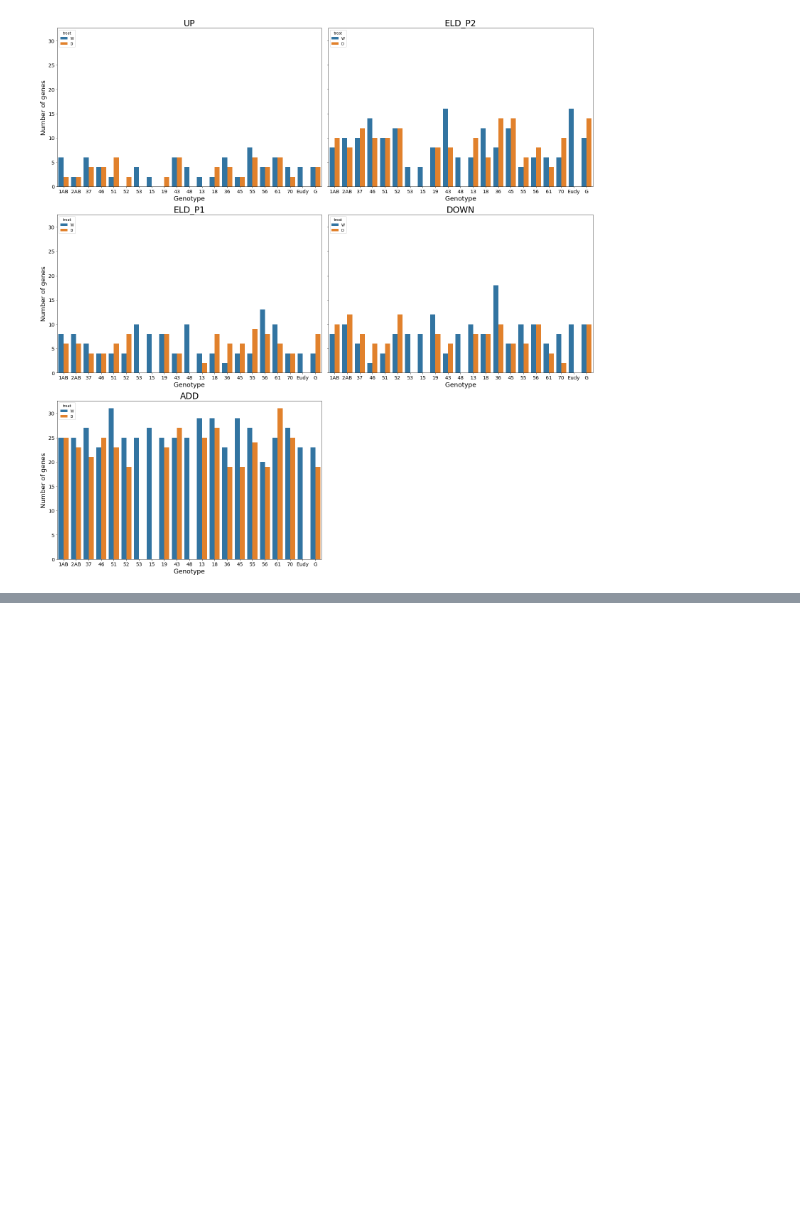
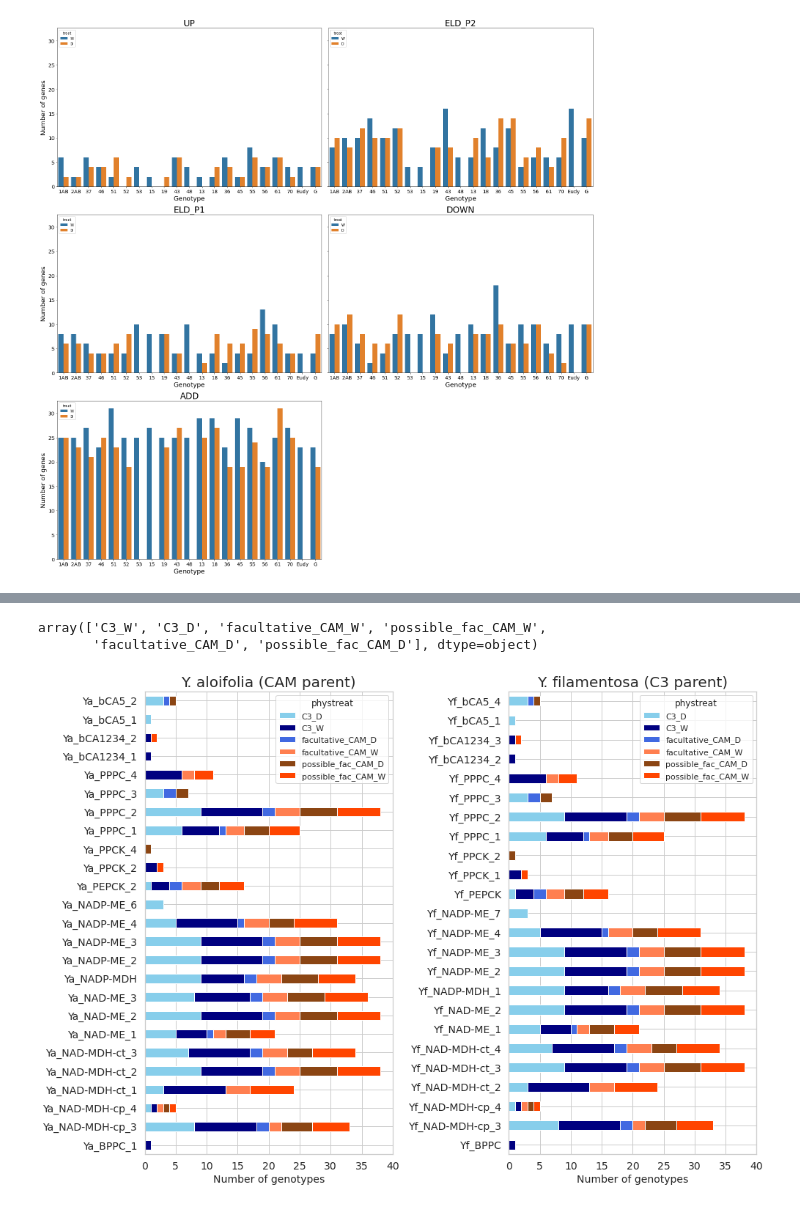
Before and after one commit to achpardo/yucca-genomics, a Jupyter notebook: differential_expression/expression_partitioning_downstream/hybridexpress_top30pct_partitioning_results.ipynb, the cells around one changed output, grey strips where cells are left out. Cells and saved outputs as stored; diff of their text form; code cells hidden in the pictures; blank space fills up the shorter version.

Commit message:
HybridExpress figures

```diff
--- a/differential_expression/expression_partitioning_downstream/hybridexpress_top30pct_partitioning_results.ipynb
+++ b/differential_expression/expression_partitioning_downstream/hybridexpress_top30pct_partitioning_results.ipynb
@@ -396,0 +432,7 @@ plt.savefig("./top30pct_figures/top30_ncamgenes_gttreat_class.svg",dpi=200,bbox_
+# %%
+cam_class_sum["phystreat"] = cam_class_sum["phys"]+"_"+cam_class_sum["treat"]
+# %%
+cam_class_sum["phystreat"].unique()
+# %% [output]
+array(['C3_W', 'C3_D', 'facultative_CAM_W', 'possible_fac_CAM_W',
+       'facultative_CAM_D', 'possible_fac_CAM_D'], dtype=object)
@@ -396,0 +446,44 @@ plt.savefig("./top30pct_figures/top30_ncamgenes_gttreat_class.svg",dpi=200,bbox_
+# %%
+custompal = {
+    "C3_W":"skyblue",
+    "facultative_CAM_W":"navy",
+    "possible_fac_CAM_W":"royalblue",
+    "C3_D":"coral",
+    "facultative_CAM_D":"saddlebrown",
+    "possible_fac_CAM_D":"orangered"
+}
+# %%
+# make a plotting function
+def plot_class(c,data=cam_class_sum,palette=custompal):
+    # get wide data for each subgenome
+    yawide = to_wide_data("Ya",c,data)
+    yfwide = to_wide_data("Yf",c,data)
+
+    # make colormap object
+    cmap = LinearSegmentedColormap.from_list("custom",list(palette.values()))
+
+    # set up the figure
+    sns.set_theme(style="whitegrid")
+    fig,ax = plt.subplots(nrows=1,ncols=2,figsize=(14,10),sharex=True)
+
+    # plot the data
+    yawide.plot(kind="barh",ax=ax[0],stacked=True,colormap=cmap)
+    ax[0].set_title("Y. aloifolia (CAM parent)",fontsize=20)
+    ax[0].tick_params(which="both",labelsize=14)
+    ax[0].set_ylabel("")
+    ax[0].set_xlabel("Number of genotypes",fontsize=14)
+    ax[0].set_xticks(ticks=range(0,41,5))
+
+    # plot Y. filamentosa-origin data
+    yfwide.plot(kind="barh",ax=ax[1],stacked=True,colormap=cmap)
+    ax[1].set_title("Y. filamentosa (C3 parent)",fontsize=20)
+    ax[1].tick_params(which="both",labelsize=14)
+    ax[1].set_ylabel("")
+    ax[1].set_xlabel("Number of genotypes",fontsize=14)
+    ax[1].set_xticks(ticks=range(0,41,5))
+
+    fig.tight_layout()
+# %%
+plot_class("ADD")
+# %% [output]
+[figure, added]
```
Also changed, not shown: parts of 26 cells of this notebook.
